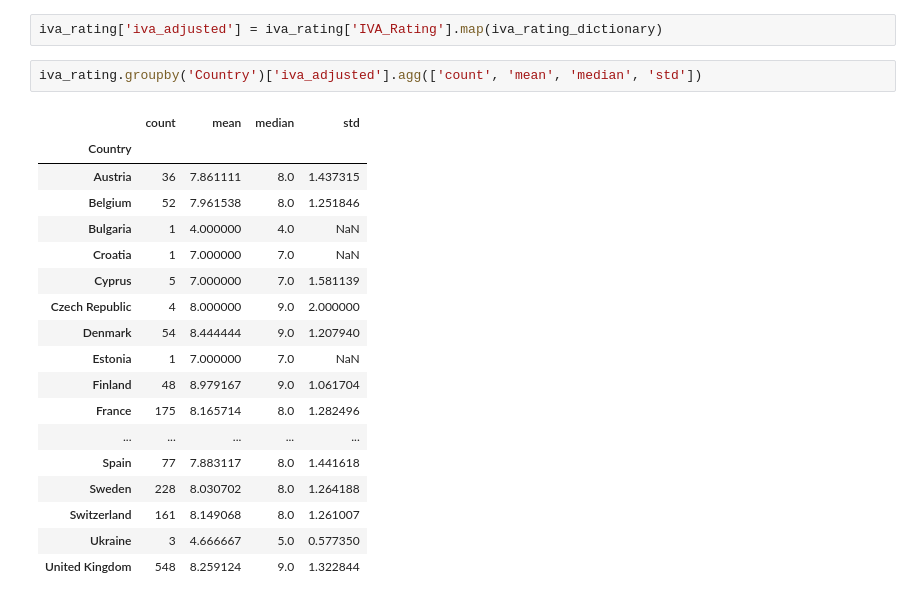
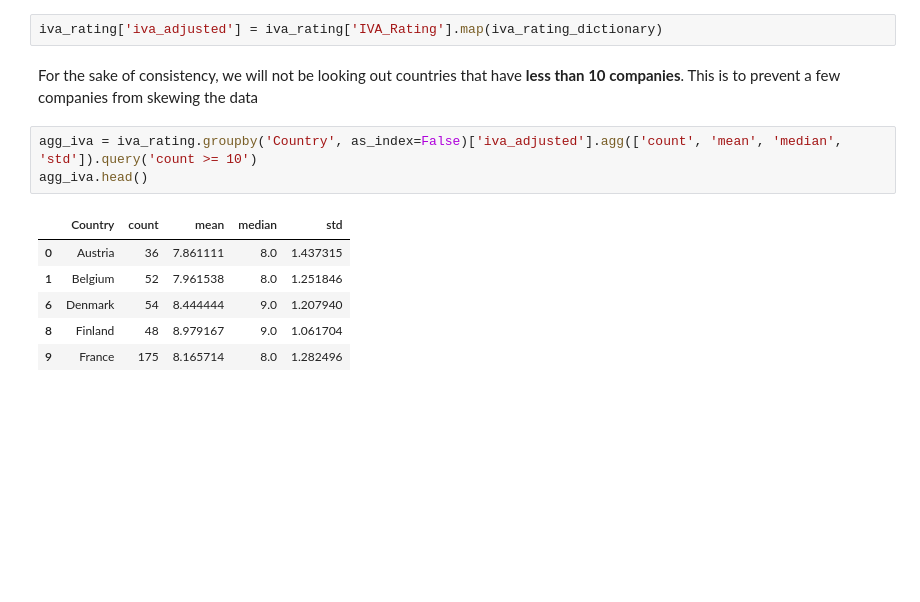
Before and after one commit to pavobravo11/Data501_Project, a Jupyter notebook: governance/company_ratings.ipynb, the cells around one changed output. Drawn from its saved outputs; the diff is of its cells as text; blank space fills up the shorter version.

```diff
--- a/governance/company_ratings.ipynb
+++ b/governance/company_ratings.ipynb
@@ -174,24 +176,15 @@ iva_rating_dictionary = {
 }
 # %%
 iva_rating['iva_adjusted'] = iva_rating['IVA_Rating'].map(iva_rating_dictionary)
+# %% [markdown]
+For the sake of consistency, we will not be looking out countries that have **less than 10 companies**. This is to prevent a few companies from skewing the data
 # %%
-iva_rating.groupby('Country')['iva_adjusted'].agg(['count', 'mean', 'median', 'std'])
+agg_iva = iva_rating.groupby('Country', as_index=False)['iva_adjusted'].agg(['count', 'mean', 'median', 'std']).query('count >= 10')
+agg_iva.head()
 # %% [output]
-|  | count | mean | median | std |
-| Country |  |  |  |  |
-| Austria | 36 | 7.861111 | 8.0 | 1.437315 |
-| Belgium | 52 | 7.961538 | 8.0 | 1.251846 |
-| Bulgaria | 1 | 4.000000 | 4.0 | NaN |
-| Croatia | 1 | 7.000000 | 7.0 | NaN |
-| Cyprus | 5 | 7.000000 | 7.0 | 1.581139 |
-| Czech Republic | 4 | 8.000000 | 9.0 | 2.000000 |
-| Denmark | 54 | 8.444444 | 9.0 | 1.207940 |
-| Estonia | 1 | 7.000000 | 7.0 | NaN |
-| Finland | 48 | 8.979167 | 9.0 | 1.061704 |
-| France | 175 | 8.165714 | 8.0 | 1.282496 |
-| ... | ... | ... | ... | ... |
-| Spain | 77 | 7.883117 | 8.0 | 1.441618 |
-| Sweden | 228 | 8.030702 | 8.0 | 1.264188 |
-| Switzerland | 161 | 8.149068 | 8.0 | 1.261007 |
-| Ukraine | 3 | 4.666667 | 5.0 | 0.577350 |
-| United Kingdom | 548 | 8.259124 | 9.0 | 1.322844 |
+|  | Country | count | mean | median | std |
+| 0 | Austria | 36 | 7.861111 | 8.0 | 1.437315 |
+| 1 | Belgium | 52 | 7.961538 | 8.0 | 1.251846 |
+| 6 | Denmark | 54 | 8.444444 | 9.0 | 1.207940 |
+| 8 | Finland | 48 | 8.979167 | 9.0 | 1.061704 |
+| 9 | France | 175 | 8.165714 | 8.0 | 1.282496 |
```
Also changed, not shown: parts of 2 cells of this notebook, 2 other files.
